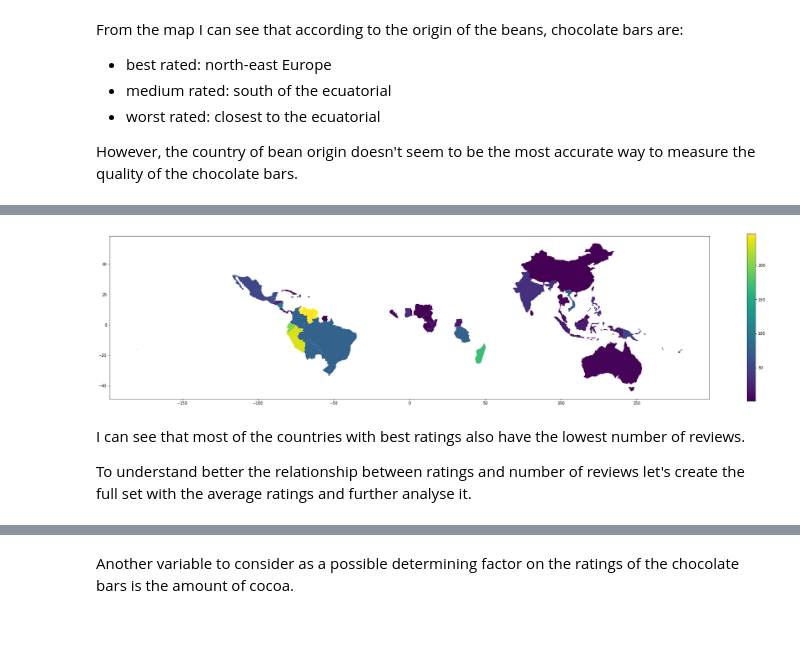
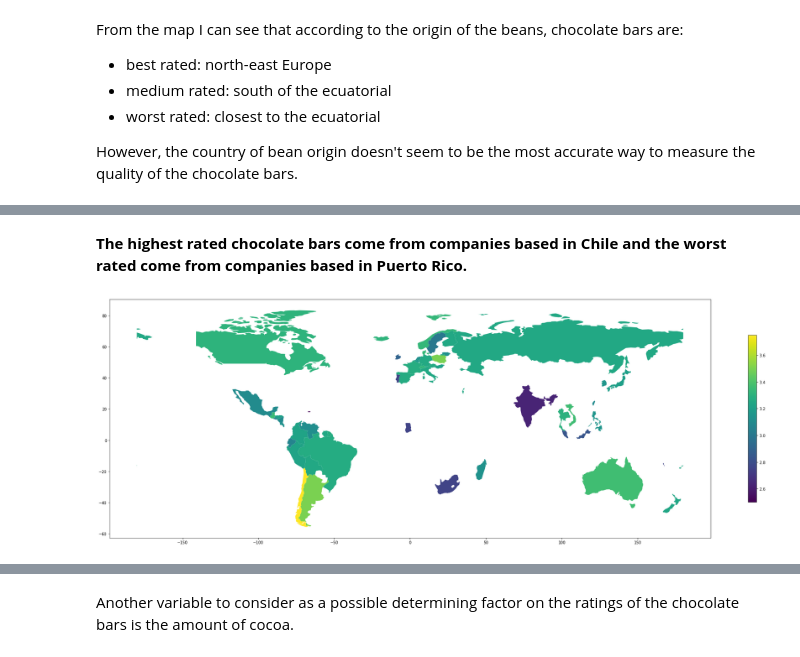
Before and after one commit to Maria-Inigo/Chocolate-Bars, a Jupyter notebook: Notebooks/2-EDA.ipynb, the cells around one changed output, grey strips where cells are left out. Cells and saved outputs as stored; diff of their text form; code cells hidden in the pictures; blank space fills up the shorter version.

```diff
--- a/Notebooks/2-EDA.ipynb
+++ b/Notebooks/2-EDA.ipynb
@@ -113,0 +89,6 @@ Now that I have the data, let's display some visuals.
+# %%
+av_rating_company_df = df.groupby('Company_Location')[['Rating']].mean().reset_index().rename(columns={'Rating':'Average_Rating'})
+av_rating_company_df.sort_values(by=['Average_Rating'], inplace=True, ascending=False)
+
+print('TOP 10 COUNTRIES\n{}\n\n'.format(av_rating_company_df.head(10)))
+print('BOTTOM 10 COUNTRIES\n{}'.format(av_rating_company_df.tail(10)))
@@ -114,15 +113,13 @@ Now that I have the data, let's display some visuals.
+# %% [markdown]
+**The highest rated chocolate bars come from companies based in Chile and the worst rated come from companies based in Puerto Rico.**
 # %%
 # Rename the country column to merge it later
-renamed_count_origin_df = count_origin_df.rename(columns={'Bean_Origin':'name'})
+renamed_av_rating_company_df = av_rating_company_df.rename(columns={'Company_Location':'name'})
 
 # Merge the dataframe with the geodata
-map = pd.merge(geodata, renamed_count_origin_df, how='inner', on='name')
+map = pd.merge(geodata, renamed_av_rating_company_df, how='inner', on='name')
 
 # Display the choropleth
-ratings_map = map.plot(column='Number_of_Reviews', legend=True, legend_kwds={'shrink': 0.4}, figsize=(35, 20), missing_kwds={"color": "purple"})
+ratings_map = map.plot(column='Average_Rating', legend=True, legend_kwds={'shrink': 0.4}, figsize=(35, 20), missing_kwds={"color": "purple"})
 # %% [output]
-[figure, old version]
+[figure, new version]
-# %% [markdown]
-I can see that most of the countries with best ratings also have the lowest number of reviews.
-
-To understand better the relationship between ratings and number of reviews let's create the full set with the average ratings and further analyse it.
```
Also changed, not shown: parts of 36 cells of this notebook.
